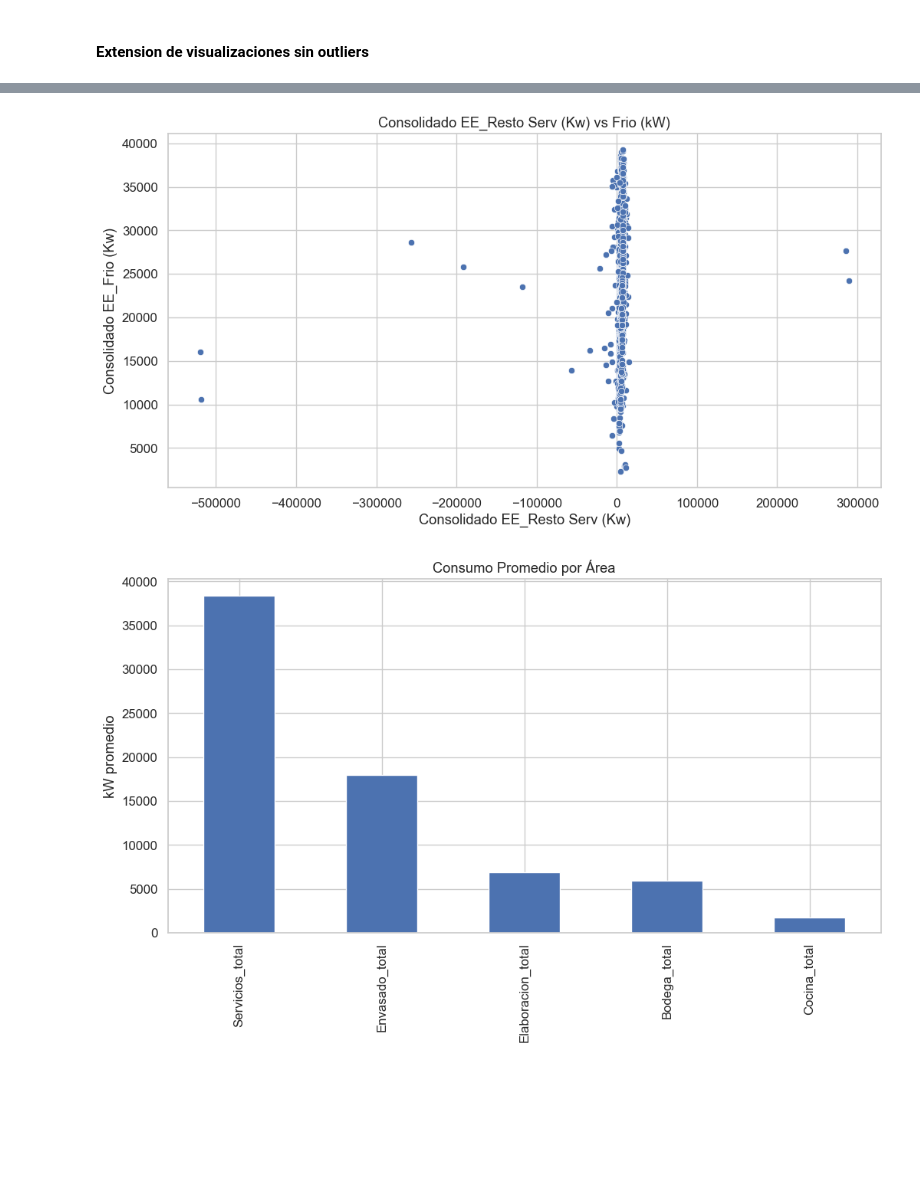
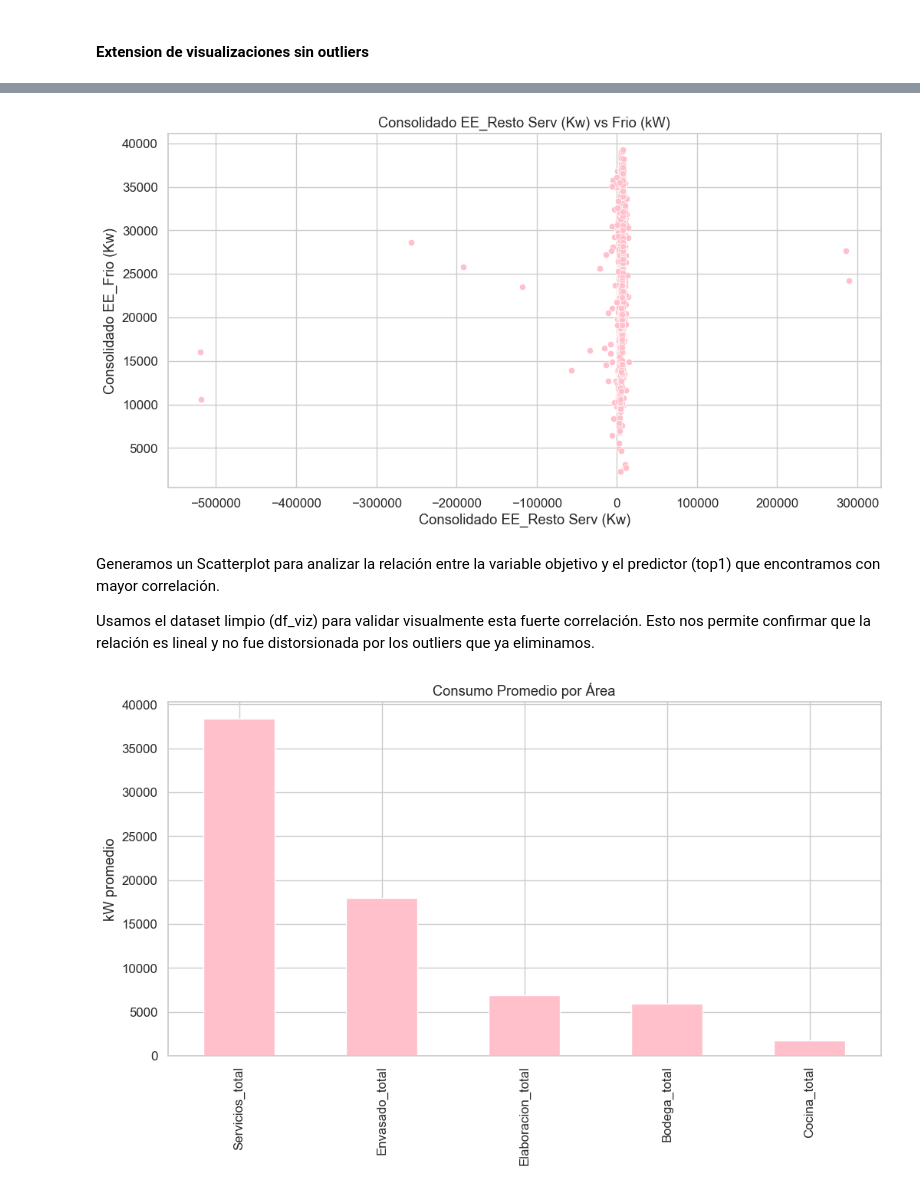
Before and after one commit to GonzaCardin/tp_final_ldd2, a Jupyter notebook: notebooks/eda_v2.ipynb, the cells around one changed output, grey strips where cells are left out. Cells and saved outputs as stored; diff of their text form; code cells hidden in the pictures; blank space fills up the shorter version.

```diff
--- a/notebooks/eda_v2.ipynb
+++ b/notebooks/eda_v2.ipynb
@@ -477,7 +503,7 @@ for area in areas:
 
 if area_cols:
     area_df = df_raw[area_cols].mean().sort_values(ascending=False)
-    area_df.plot(kind='bar')
+    area_df.plot(kind='bar', color='pink')
     plt.title('Consumo Promedio por Área')
     plt.ylabel('kW promedio')
     plt.show()
@@ -536,26 +572,30 @@ plt.show()
 # %%
 # Scatter top correlación
 top1 = top_corr.index[0]
-sns.scatterplot(x=df_viz[top1], y=df_viz[target_col])
+sns.scatterplot(x=df_viz[top1], y=df_viz[target_col], color='pink')
 plt.title(f'{top1} vs Frio (kW)')
 plt.show()
 # %% [output]
-[figure, old version]
+[figure, new version]
+# %% [markdown]
+Generamos un Scatterplot para analizar la relación entre la variable objetivo y el predictor (top1) que encontramos con mayor correlación.
+
+Usamos el dataset limpio (df_viz) para validar visualmente esta fuerte correlación. Esto nos permite confirmar que la relación es lineal y no fue distorsionada por los outliers que ya eliminamos.
 # %%
 # Consumo por Área (Sin outliers)
 areas = ['Elaboracion', 'Envasado', 'Bodega', 'Cocina', 'Servicios']
 area_cols = []
 for area in areas:
     cols = [col for col in df_raw.columns if area in col and '(Kw)' in col]
     if cols:
         df_viz[f'{area}_total'] = df_raw[cols].sum(axis=1)
         area_cols.append(f'{area}_total')
 
 if area_cols:
     area_df = df_viz[area_cols].mean().sort_values(ascending=False)
-    area_df.plot(kind='bar')
+    area_df.plot(kind='bar', color='pink')
     plt.title('Consumo Promedio por Área')
     plt.ylabel('kW promedio')
     plt.show()
 # %% [output]
-[figure, old version]
+[figure, new version]
```
Also changed, not shown: parts of 11 cells of this notebook.
